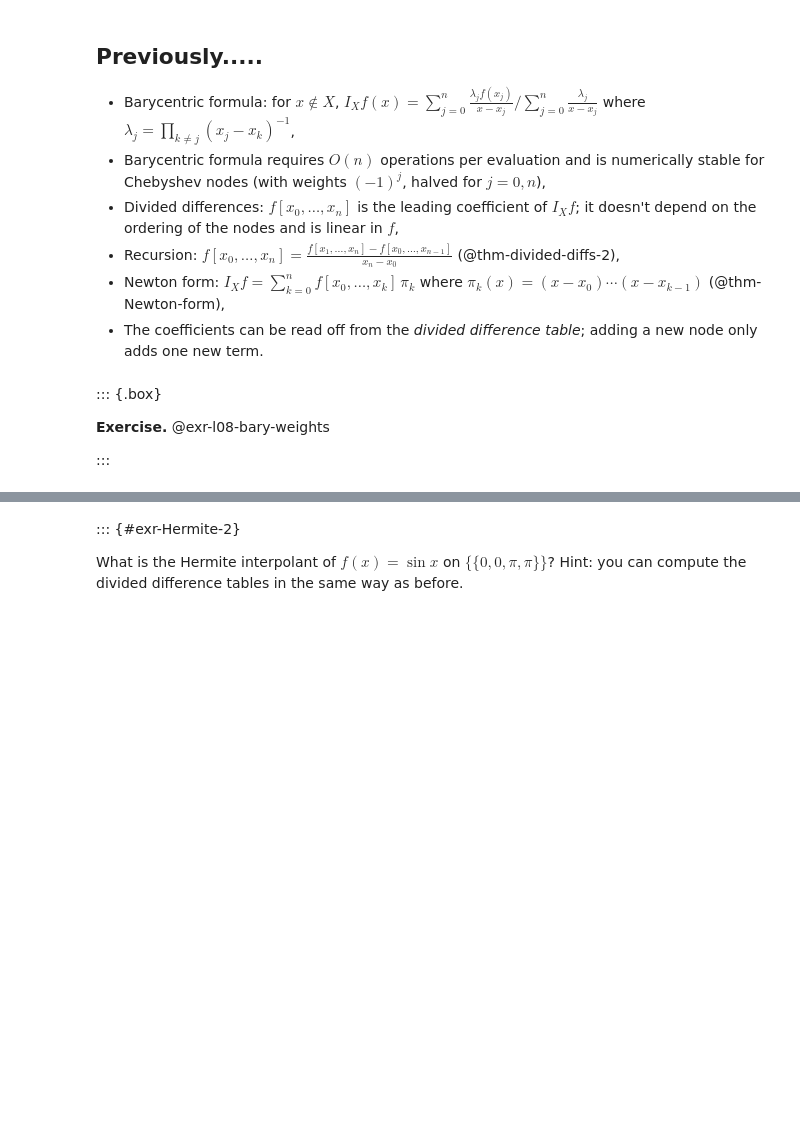
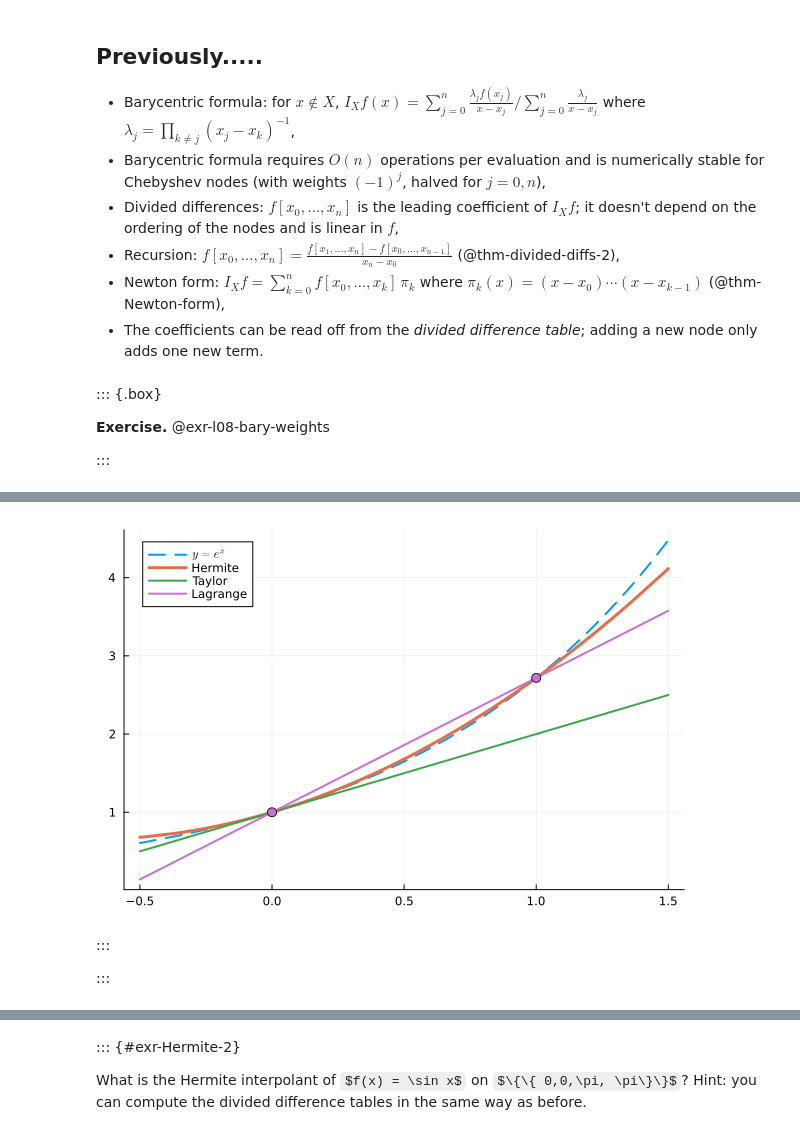
Before and after one commit to jackrthomas/Math5485, a Jupyter notebook: lectures/L09.ipynb, the cells around one changed output, grey strips where cells are left out. Cells and saved outputs as stored; diff of their text form; code cells hidden in the pictures; some formulas as TeX source; blank space fills up the shorter version.

```diff
--- a/lectures/L09.ipynb
+++ b/lectures/L09.ipynb
@@ -54 +69,17 @@ Let $f(x) = e^x$ and $X = \{\{0, 0, 1\}\}$ (so that $z_0 = 0$ with $m_0 = 2$, $z
+# %%
+p_H(x) = 1 + x + (ℯ - 2)*x^2   # Hermite X = {{0, 0, 1}}
+p_T(x) = 1 + x                 # Taylor (or Hermite on X = {{0,0}})
+p_L(x) = 1 + (exp(1) - 1)*x    # Lagrange X ={0,1}
+
+plot(exp, -0.5, 1.5; label=L"y = e^x", lw=2, linestyle=:dash)
+plot!(p_H, -0.5, 1.5; label="Hermite", lw=3)
+plot!(p_T, -0.5, 1.5; label="Taylor", lw=2)
+plot!(p_L, -0.5, 1.5; label="Lagrange", lw=2)
+scatter!([0, 1], [1, ℯ]; markersize=5, primary=false)
+# %% [output]
+[figure, added]
+# %% [markdown]
+:::
+
+:::
 # %% [markdown]
```
Also changed, not shown: parts of 12 cells of this notebook, 56 other files.
